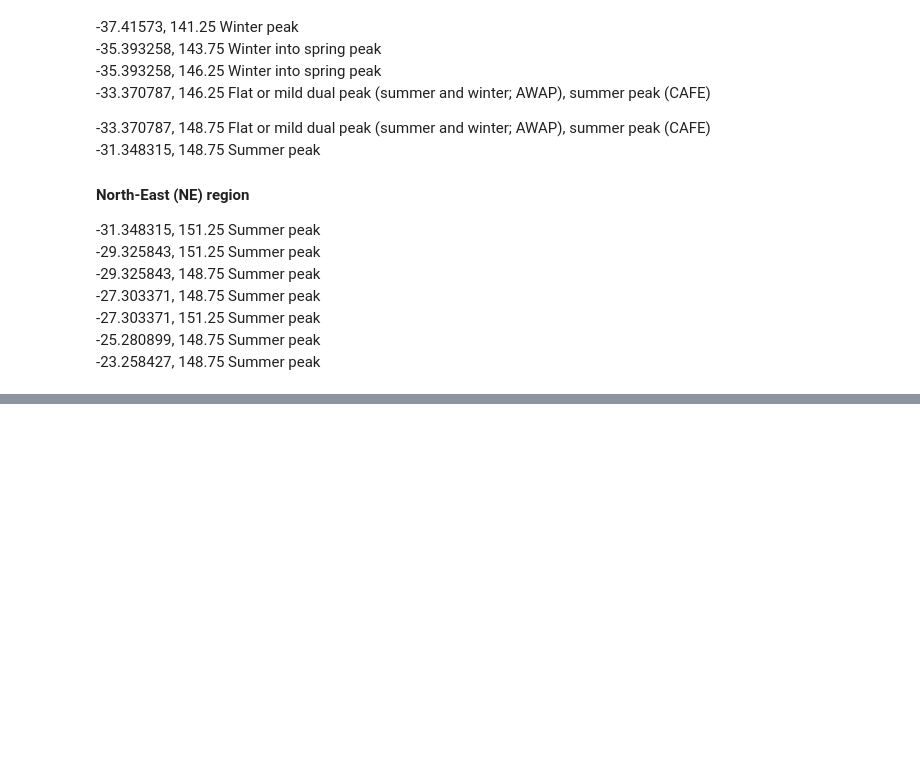
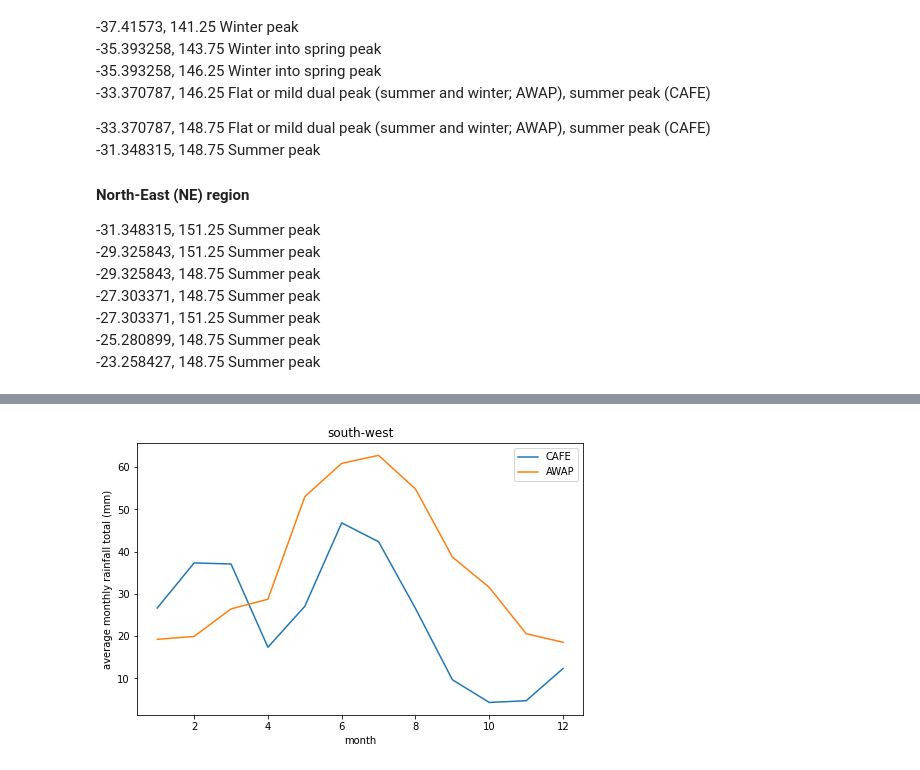
Before and after one commit to AusClimateService/unseen, a Jupyter notebook: notebooks/ag_regions.ipynb, the cells around one changed output, grey strips where cells are left out. Saved outputs shown, nothing was run; the diff lists cells and outputs as text; code cells hidden in the pictures; blank space fills up the shorter version.

```diff
--- a/notebooks/ag_regions.ipynb
+++ b/notebooks/ag_regions.ipynb
@@ -564,0 +519,15 @@ Attributes: (0)
+# %%
+awap_weights = np.cos(np.deg2rad(awap['lat']))
+awap_regional_means = awap.weighted(my_awap_3D_mask * awap_weights).mean(dim=("lat", "lon"))
+# %%
+cafe_lons = cafe['lon'].values
+cafe_lats = cafe['lat'].values
+
+my_cafe_mask = regionmask.mask_geopandas(my_wheat_sheep, cafe_lons, cafe_lats)
+my_cafe_3D_mask = regionmask.mask_3D_geopandas(my_wheat_sheep, cafe_lons, cafe_lats)
+# %%
+# unweighted
+#cafe.groupby(my_cafe_mask).mean()
+
+cafe_weights = np.cos(np.deg2rad(cafe['lat']))
+cafe_regional_means = cafe.weighted(my_cafe_3D_mask * cafe_weights).mean(dim=("lat", "lon"))
@@ -564,0 +556,25 @@ Attributes: (0)
+# %%
+def plot_regional_mean(awap_da, cafe_da, region):
+    """Plot regional mean"""
+
+    region_numbers = {'south-west': 0, 'south-east': 1, 'north-east': 2}
+    region_number = region_numbers[region]
+
+    fig, ax = plt.subplots(1, 1, figsize=(8, 5))
+
+    cafe_sel = cafe_da.sel(region=region_number).mean('ensemble')
+    cafe_sel.groupby('time.month').mean('time').plot(label='CAFE')
+
+    awap_sel = awap_da.sel(region=region_number)
+    awap_sel.groupby('time.month').mean('time').plot(label='AWAP')
+
+    plt.ylabel('average monthly rainfall total (mm)')
+    plt.title(region)
+    plt.legend()
+    plt.show()
+# %%
+plot_regional_mean(awap_regional_means['pr'],
+                   cafe_regional_means['pr'],
+                   'south-west')
+# %% [output]
+[figure, added]
```
Also changed, not shown: parts of 26 cells of this notebook, 2 other files.
